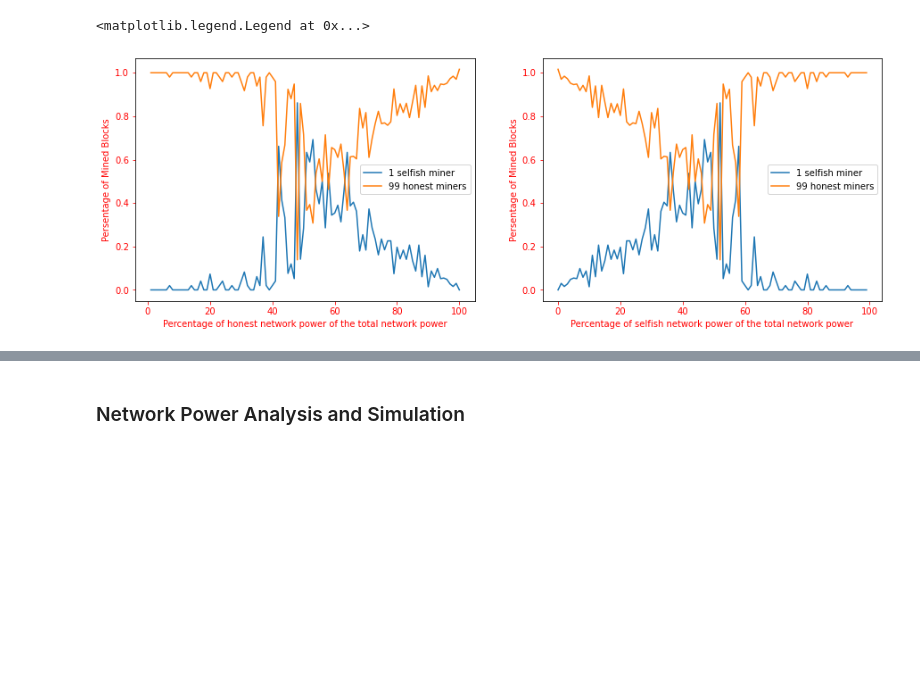
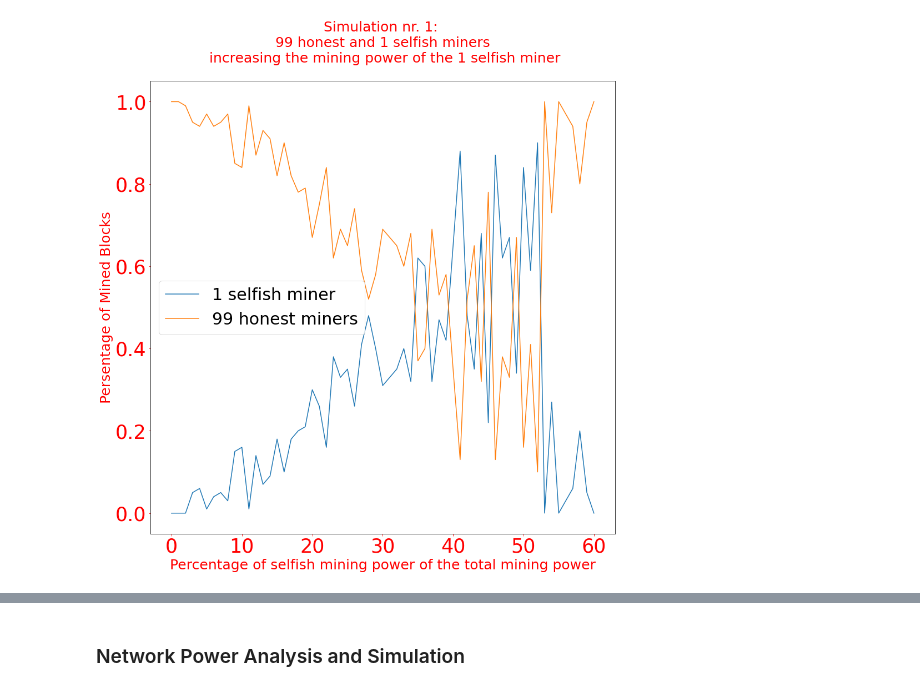
Before and after one commit to MohammedGuniem/Selfish-GHOST-and-Stubborn-Mining, a Jupyter notebook: Final Project Notebook.ipynb, the cells around one changed output, grey strips where cells are left out. Cells and saved outputs as stored; diff of their text form; code cells hidden in the pictures; blank space fills up the shorter version.

Commit message:
Mining power is done.

```diff
--- a/Final Project Notebook.ipynb
+++ b/Final Project Notebook.ipynb
@@ -158,8 +171,8 @@ Inputs:
 - An array of selfish miners (selfish_miners)
 
 Outputs:
-- The percentage of blocks mined by honest miners (honest_profit)
-- The percentage of blocks mined by selfish miners (selfish_profit)
+- An array containing the percentage of blocks mined by each honest miner (honest_profits)
+- An array containing the percentage of blocks mined by each selfish miner (selfish_profits)
 """
 def simulate_selfish_mining(bc, honest_miners, selfish_miners):
     run_to = 101
@@ -176,18 +189,19 @@ def simulate_selfish_mining(bc, honest_miners, selfish_miners):
         for m in honest_miners:
             m.UpdateLast()
 
-    selfish_profit = 0
     bc_height = bc.longestChain().height
+
+    selfish_profits = []
     for selfish_miner in selfish_miners:
         percentage_of_miner_blocks = bc.checkMiner(selfish_miner) / bc_height
-        selfish_profit += percentage_of_miner_blocks
+        selfish_profits.append(percentage_of_miner_blocks)
 
-    honest_profit = 0
+    honest_profits = []
     for honest_miner in honest_miners:
         percentage_of_miner_blocks = bc.checkMiner(honest_miner) / bc_height
-        honest_profit += percentage_of_miner_blocks
+        honest_profits.append(percentage_of_miner_blocks)
 
-    return selfish_profit, honest_profit
+    return selfish_profits, honest_profits
 # %% [markdown]
 ### Mining Power Analysis and Simulation
 ## Simulation nr. 1:
@@ -304,49 +319,25 @@ Total profit: 1.0
 # %%
 """
 Drawing the results of the previous simulation nr. 1
-
---- A reminder of Simulation Details ---
-In this simulation, we aim to determine the effect of an increasing mining power of just
-one selfish miner, the simulation has the following setup:
-
-A) Total available mining power of 100
-
-B) starting the total selfish mining power at 0, and
-
-C) starting the total honest mining power at 100
-
-D) Total number of miners is 100
-
-E) Mining power will vary from one miner to another, beacuse we are
-    1. Increasing the mining power of the 1 selfish miner from 0 to 99 with selfish_power += 1
-    2. decreasing the mining power of the 99 honest miners from 100 to 1 with honest_power -= 1
-
-F) Network power is equally random to all miners, so when forks appears between
-    multiple longest blockchains, a random blockchain is picked up.
 """
 
 import matplotlib.pyplot as plt
 
 selfish_power = list(sim_range_selfish)
 honest_power = list(sim_range_honest)
 
-fig, axs = plt.subplots(1, 2, figsize=(15,5))
 
-axs[0].plot(honest_power, selfish_profits, label = "1 selfish miner")
-axs[0].plot(honest_power, honest_profits, label = "99 honest miners")
-axs[0].tick_params(axis='x', colors='red')
-axs[0].tick_params(axis='y', colors='red')
-axs[0].set_xlabel('Percentage of honest network power of the total network power').set_color('red')
-axs[0].set_ylabel('Persentage of Mined Blocks').set_color('red')
-axs[0].legend()
+fig, axs = plt.subplots(1, 1, figsize=(15,15))
 
-axs[1].plot(selfish_power, selfish_profits, label = "1 selfish miner")
-axs[1].plot(selfish_power, honest_profits, label = "99 honest miners")
-axs[1].tick_params(axis='x', colors='red')
-axs[1].tick_params(axis='y', colors='red')
-axs[1].set_xlabel('Percentage of selfish network power of the total network power').set_color('red')
-axs[1].set_ylabel('Persentage of Mined Blocks').set_color('red')
-axs[1].legend()
+axs.plot(selfish_power, all_total_selfish_profits, label = "1 selfish miner")
+axs.plot(selfish_power, all_total_honest_profits, label = "99 honest miners")
+axs.tick_params(axis='x', colors='red')
+axs.tick_params(axis='y', colors='red')
+axs.set_title('Simulation nr. 1: \n 99 honest and 1 selfish miners \n increasing the mining power of the 1 selfish miner\n', fontsize=25).set_color('red')
+axs.set_xlabel('Percentage of selfish mining power of the total mining power', fontsize=25).set_color('red')
+axs.set_ylabel('Persentage of Mined Blocks', fontsize=25).set_color('red')
+axs.legend(prop={"size":30})
+l = plt.setp(axs.get_xticklabels(), fontsize=35)
+l = plt.setp(axs.get_yticklabels(), fontsize=35)
 # %% [output]
-<matplotlib.legend.Legend at 0x...>
-[figure, old version]
+[figure, new version]
```
Also changed, not shown: parts of 13 cells of this notebook, 1 other file.
